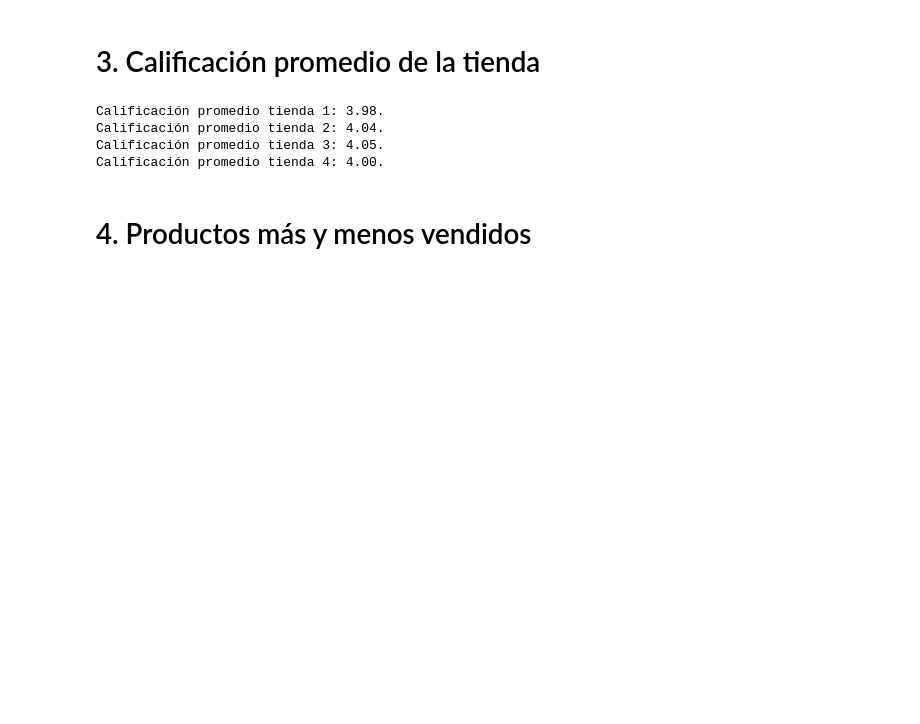
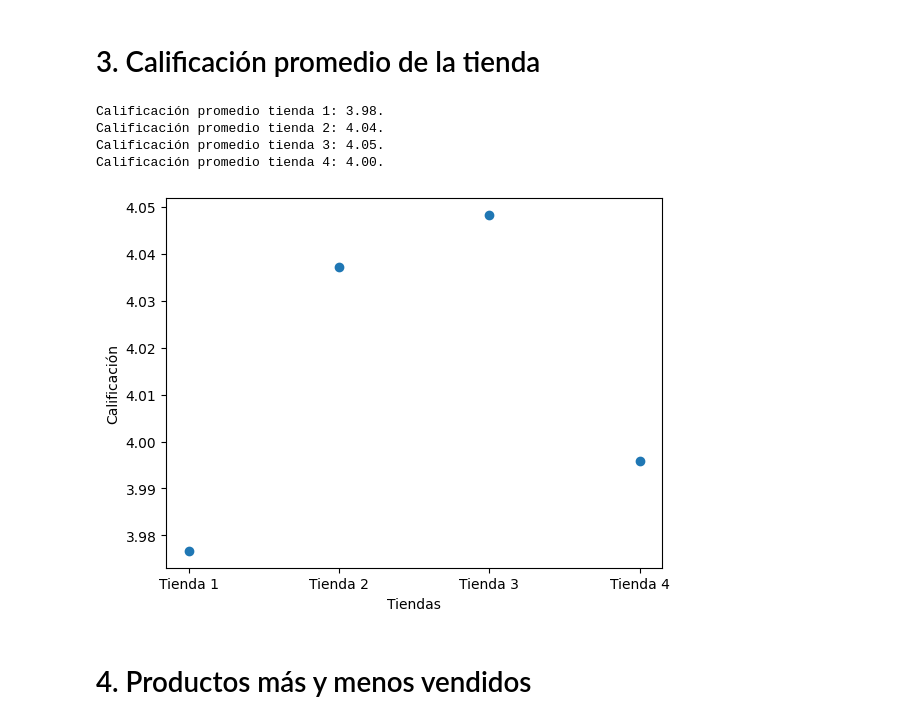
Before and after one commit to maximo-he/Challenge-Alura-Store, a Jupyter notebook: AluraStoreLatam.ipynb, the cells around one changed output. Drawn from its saved outputs; the diff is of its cells as text; code cells hidden in the pictures; blank space fills up the shorter version.

```diff
--- a/AluraStoreLatam.ipynb
+++ b/AluraStoreLatam.ipynb
@@ -98,5 +98,15 @@ Calificación promedio tienda 1: 3.98.
 Calificación promedio tienda 2: 4.04.
 Calificación promedio tienda 3: 4.05.
 Calificación promedio tienda 4: 4.00.
+# %%
+#Gráficos de puntos por tienda
+ejex = np.array(['Tienda 1', 'Tienda 2', 'Tienda 3', 'Tienda 4'])
+ejey = np.array([promedioTienda, promedioTienda2, promedioTienda3, promedioTienda4])
+plt.scatter(ejex, ejey)
+plt.xlabel('Tiendas')
+plt.ylabel('Calificación')
+plt.show()
+# %% [output]
+[figure, added]
 # %% [markdown]
 # 4. Productos más y menos vendidos
```
Also changed, not shown: parts of 3 cells of this notebook.
